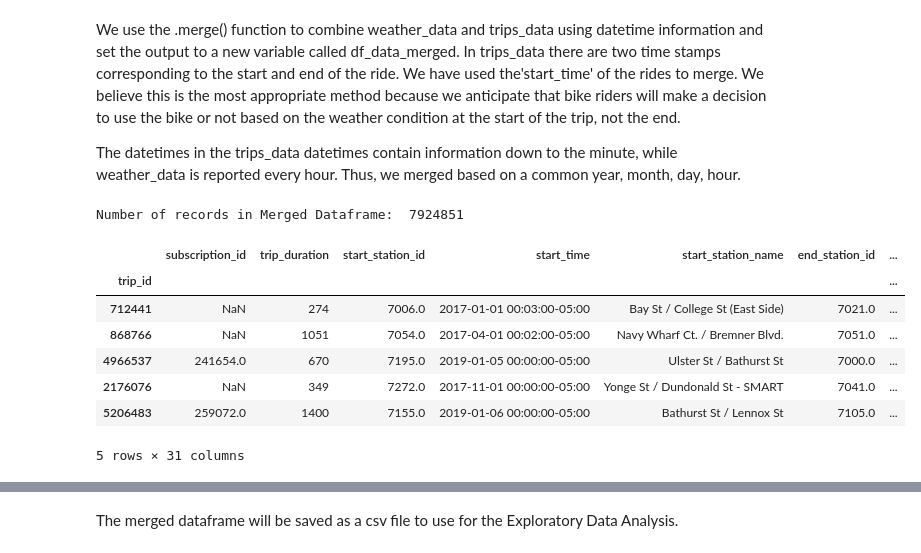
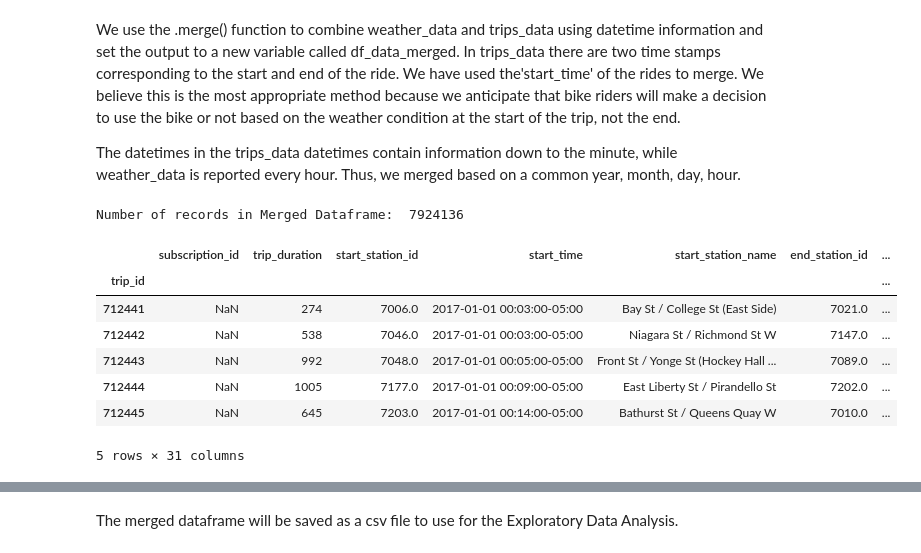
Before and after one commit to yokoyana/toronto_bike_share, a Jupyter notebook: project.ipynb, the cells around one changed output, grey strips where cells are left out. Drawn from its saved outputs; the diff is of its cells as text; code cells hidden in the pictures.

```diff
--- a/project.ipynb
+++ b/project.ipynb
@@ -339,0 +333,5 @@ df_weather_data.sort_values('visibility_km', ascending =False).head()
+# %%
+original_count=df_weather_data.shape[0]
+df_weather_data.dropna(subset = ['temp_c','rel_hum_','wind_dir_10s_deg','wind_spd_kmh','visibility_km','hmdx','wind_chill','weather'],
+                       how='all', inplace=True)
+print('Number of records removed from Trip Dataframe: ', original_count - df_weather_data.shape[0])
@@ -549,11 +549,14 @@ df_trips_data2.columns = ['_'.join(col.split()).lower() for col in df_trips_data
 
 #Convert columns trip start and end times to datetimes. Then, localize to EST
 df_trips_data2['start_time']=df_trips_data2['start_time'].str.split("(").str[0]
-df_trips_data2['start_time']=pd.to_datetime(df_trips_data2['start_time'])
+df_trips_data2['start_time']=df_trips_data2['start_time'].str.strip()
+df_trips_data2['start_time']=df_trips_data2['start_time'].str.split("(").str[0]
+df_trips_data2['start_time']=pd.to_datetime(df_trips_data2['start_time'], format='%d/%m/%Y %H:%M:%S')
 df_trips_data2['start_time']=df_trips_data2['start_time'].dt.tz_localize(tz='EST')
 
 df_trips_data2['end_time']=df_trips_data2['end_time'].str.split("(").str[0]
-df_trips_data2['end_time']=pd.to_datetime(df_trips_data2['end_time'])
+df_trips_data2['end_time']=df_trips_data2['end_time'].str.strip()
+df_trips_data2['end_time']=pd.to_datetime(df_trips_data2['end_time'], format='%d/%m/%Y %H:%M:%S')
 df_trips_data2['end_time']=df_trips_data2['end_time'].dt.tz_localize(tz='EST')
 
 #Combine the two dataframes
@@ -570,0 +588,3 @@ df_trips_data.head()
+# %%
+df_trips_data=df_trips_data[(df_trips_data['start_time'] > '2017-01-01')]
+print("{:.0f} trip occur before January 1, 2017".format(df_trips_data[(df_trips_data['start_time'] < '2017-01-01')].shape[0]))
@@ -1198,22 +1306,24 @@ df_trips_data.head()
+# %%
+#Remove all trip records with start or end bike station not included in the bike station dataset
+df_trips_data=df_trips_data[df_trips_data['start_station_lat'].notnull() & df_trips_data['end_station_lat'].notnull()]
 # %% [markdown]
 We use the .merge() function to combine weather_data and trips_data using datetime information and set the output to a new variable called df_data_merged. In trips_data there are two time stamps corresponding to the start and end of the ride. We have used the'start_time' of the rides to merge. We believe this is the most appropriate method because we anticipate that bike riders will make a decision to use the bike or not based on the weather condition at the start of the trip, not the end.
 
 The datetimes in the trips_data datetimes contain information down to the minute, while weather_data is reported every hour. Thus, we merged based on a common year, month, day, hour.
 # %%
-df_trips_data['start_time']=pd.to_datetime(df_trips_data['start_time'])
-df_trips_data['end_time']=pd.to_datetime(df_trips_data['end_time'])
 df_trips_data['merge_time']=df_trips_data['start_time'].dt.round('H')
 df_data_merged = pd.merge(df_trips_data, df_weather_data, left_on='merge_time', right_index=True, how='left')
 df_data_merged.set_index('trip_id', inplace = True)
+df_data_merged.sort_index(inplace=True)
 print('Number of records in Merged Dataframe: ', df_data_merged.shape[0])
 df_data_merged.head()
 # %% [output]
-Number of records in Merged Dataframe:  7924851
+Number of records in Merged Dataframe:  7924136
 |  | subscription_id | trip_duration | start_station_id | start_time | start_station_name | end_station_id | ... |
 | trip_id |  |  |  |  |  |  | ... |
 | 712441 | NaN | 274 | 7006.0 | 2017-01-01 00:03:00-05:00 | Bay St / College St (East Side) | 7021.0 | ... |
-| 868766 | NaN | 1051 | 7054.0 | 2017-04-01 00:02:00-05:00 | Navy Wharf Ct. / Bremner Blvd. | 7051.0 | ... |
-| 4966537 | 241654.0 | 670 | 7195.0 | 2019-01-05 00:00:00-05:00 | Ulster St / Bathurst St | 7000.0 | ... |
-| 2176076 | NaN | 349 | 7272.0 | 2017-11-01 00:00:00-05:00 | Yonge St / Dundonald St - SMART | 7041.0 | ... |
-| 5206483 | 259072.0 | 1400 | 7155.0 | 2019-01-06 00:00:00-05:00 | Bathurst St / Lennox St | 7105.0 | ... |
+| 712442 | NaN | 538 | 7046.0 | 2017-01-01 00:03:00-05:00 | Niagara St / Richmond St W | 7147.0 | ... |
+| 712443 | NaN | 992 | 7048.0 | 2017-01-01 00:05:00-05:00 | Front St / Yonge St (Hockey Hall ... | 7089.0 | ... |
+| 712444 | NaN | 1005 | 7177.0 | 2017-01-01 00:09:00-05:00 | East Liberty St / Pirandello St | 7202.0 | ... |
+| 712445 | NaN | 645 | 7203.0 | 2017-01-01 00:14:00-05:00 | Bathurst St / Queens Quay W | 7010.0 | ... |
 5 rows × 31 columns
```
Also changed, not shown: parts of 42 cells of this notebook.
